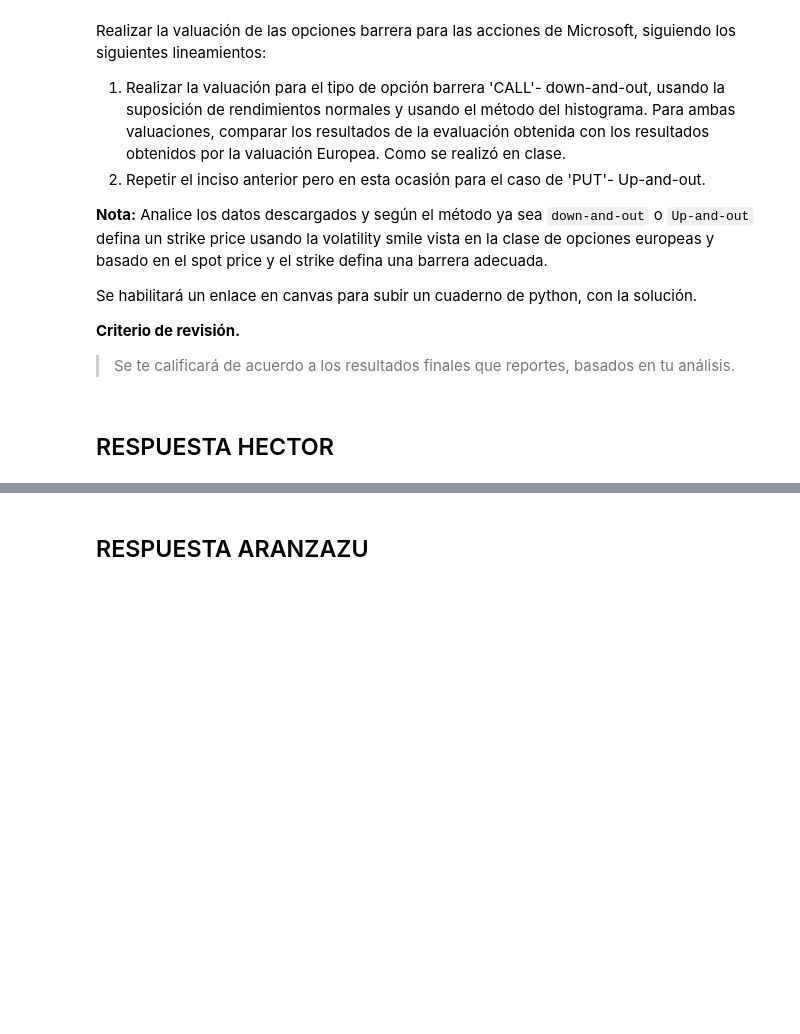
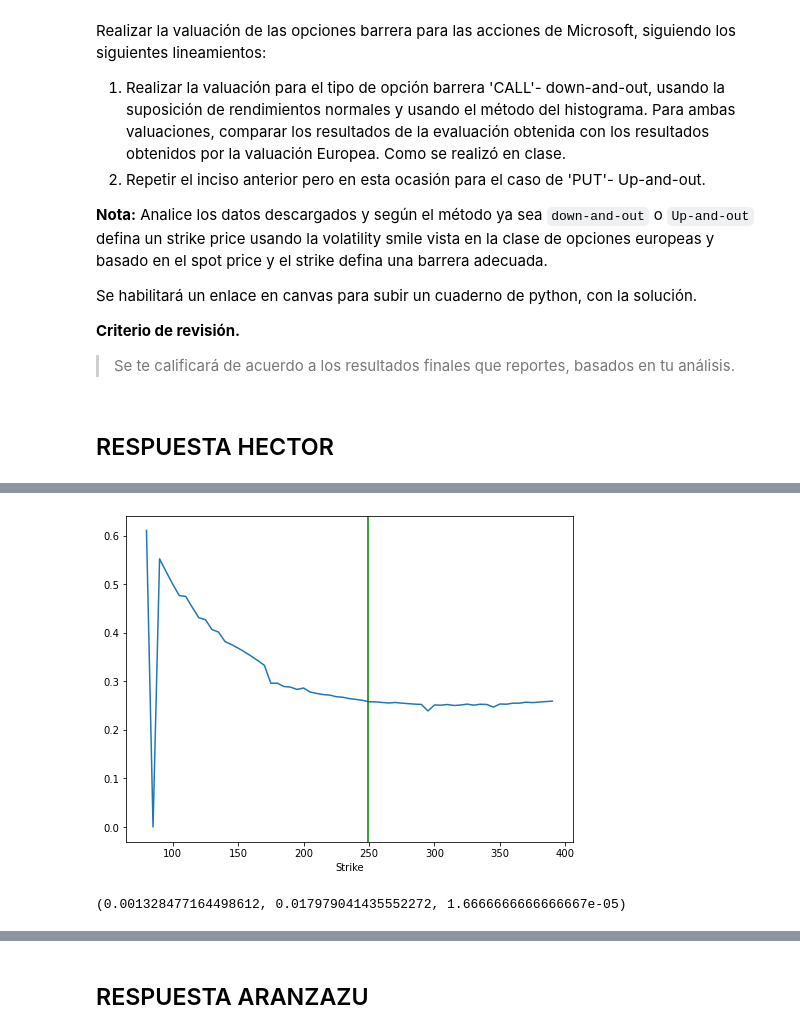
Before and after one commit to Aranzazu-R/Tarea9y10_HectorChavez_AranzazuRendon, a Jupyter notebook: Tarea11_simulación.ipynb, the cells around one changed output, grey strips where cells are left out. Drawn from its saved outputs; the diff is of its cells as text; code cells hidden in the pictures; blank space fills up the shorter version.

```diff
--- a/Tarea11_simulación.ipynb
+++ b/Tarea11_simulación.ipynb
@@ -31,0 +149,13 @@ Se habilitará un enlace en canvas para subir un cuaderno de python, con la solu
+# %%
+# para los call de la fecha 2
+ax = call06_f2.set_index('Strike').loc[:, 'IV'].plot(figsize=(8,6))
+ax.axvline(call06_f2.Underlying_Price.iloc[0], color='g');
+# %% [output]
+[figure, added]
+# %%
+mu = ret_ms.mean()
+sigma = ret_ms.std()
+r = 0.006/360
+mu, sigma, r
+# %% [output]
+(0.001328477164498612, 0.017979041435552272, 1.6666666666666667e-05)
```
Also changed, not shown: parts of 70 cells of this notebook.
